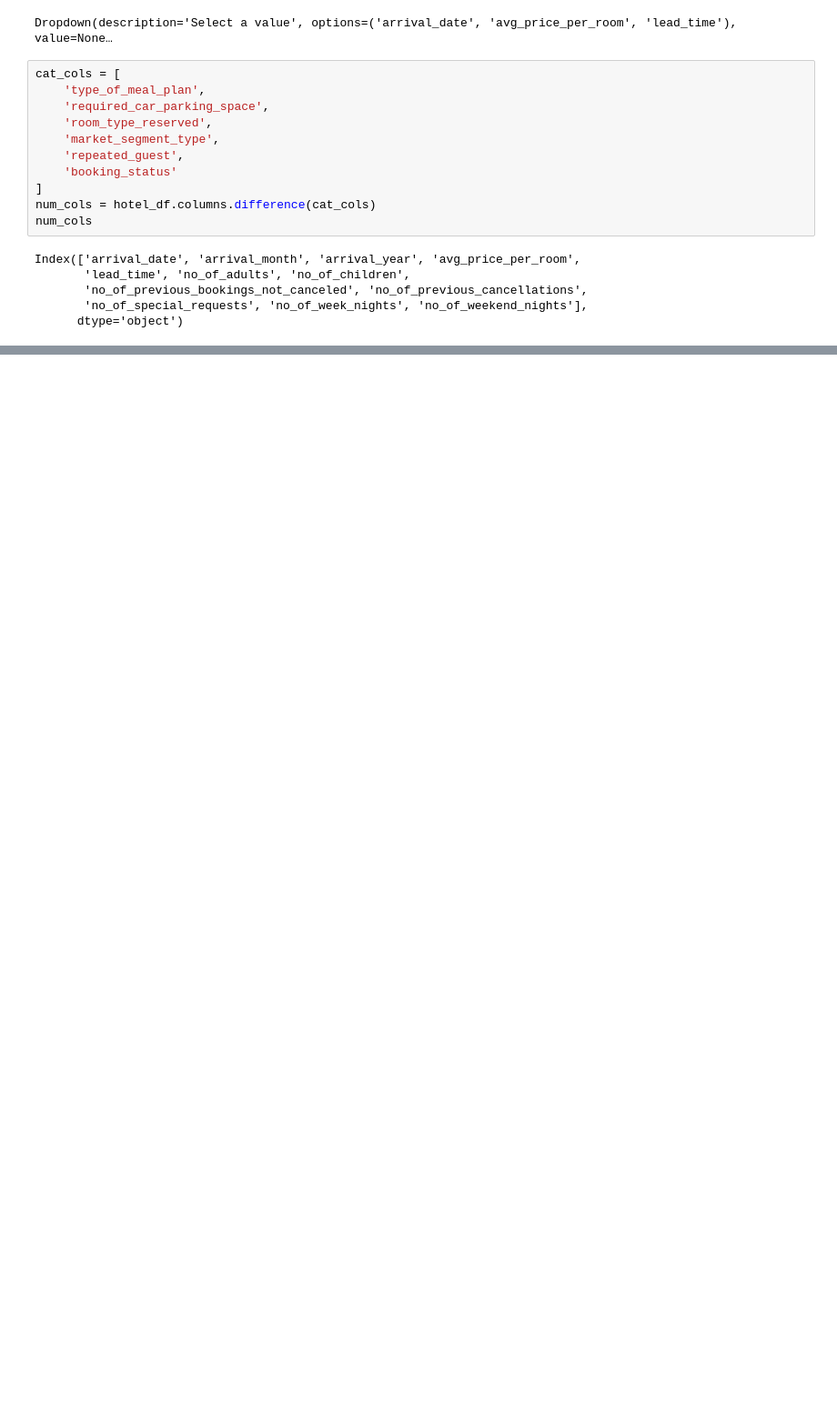
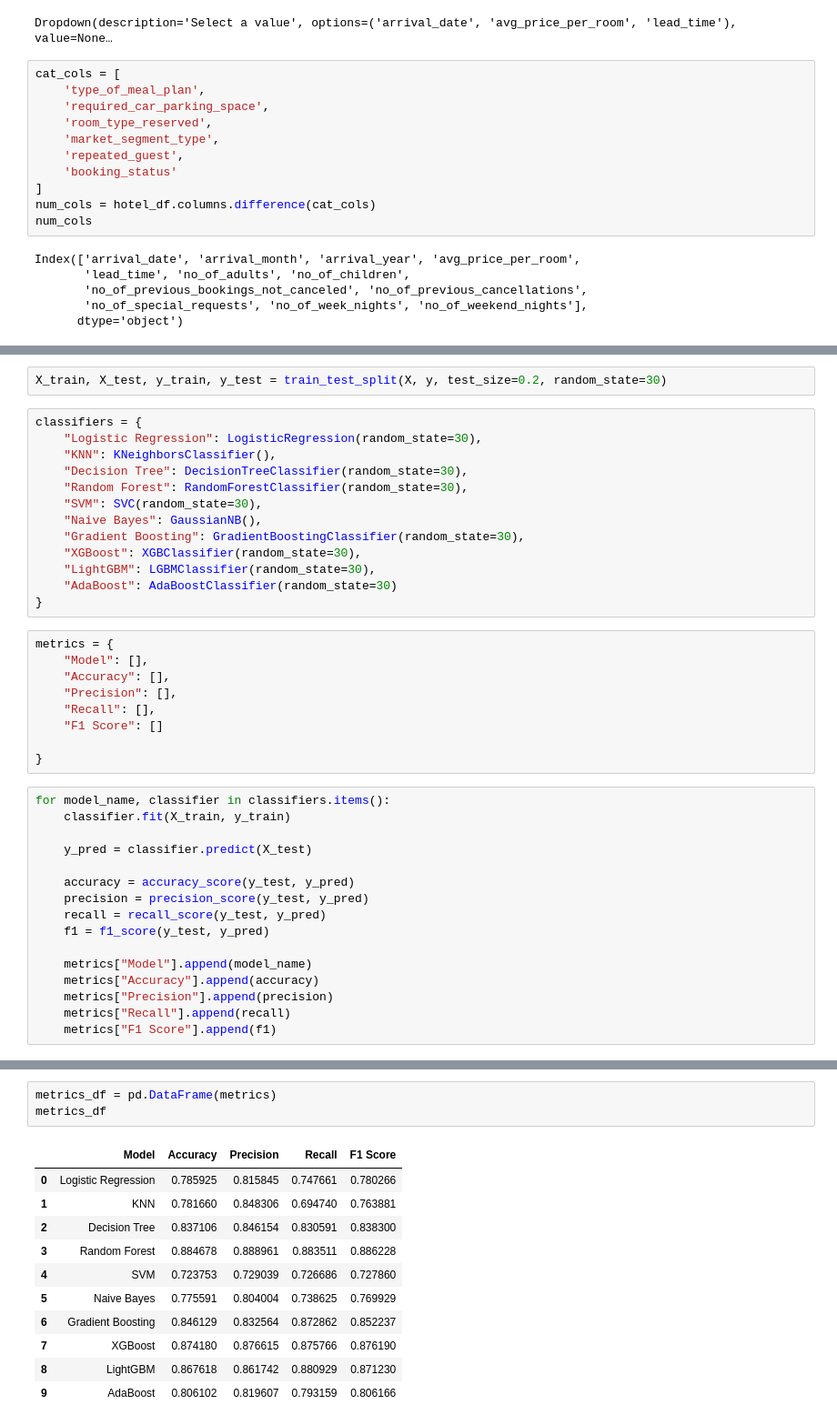
Before and after one commit to efosazuwa/MLOPS-hotel, a Jupyter notebook: notebooks/model_construction.ipynb, the cells around one changed output, grey strips where cells are left out. Shown at 91% size. Saved outputs shown, nothing was run; the diff lists cells and outputs as text; blank space fills up the shorter version.

```diff
--- a/notebooks/model_construction.ipynb
+++ b/notebooks/model_construction.ipynb
@@ -173,0 +525,40 @@ def plot_bivatiate_num(df, target, num_features):
+# %%
+X_train, X_test, y_train, y_test = train_test_split(X, y, test_size=0.2, random_state=30)
+# %%
+classifiers = {
+    "Logistic Regression": LogisticRegression(random_state=30),
+    "KNN": KNeighborsClassifier(),
+    "Decision Tree": DecisionTreeClassifier(random_state=30),
+    "Random Forest": RandomForestClassifier(random_state=30),
+    "SVM": SVC(random_state=30),
+    "Naive Bayes": GaussianNB(),
+    "Gradient Boosting": GradientBoostingClassifier(random_state=30),
+    "XGBoost": XGBClassifier(random_state=30),
+    "LightGBM": LGBMClassifier(random_state=30),
+    "AdaBoost": AdaBoostClassifier(random_state=30)
+}
+# %%
+metrics = {
+    "Model": [],
+    "Accuracy": [],
+    "Precision": [],
+    "Recall": [],
+    "F1 Score": []
+
+}
+# %%
+for model_name, classifier in classifiers.items():
+    classifier.fit(X_train, y_train)
+
+    y_pred = classifier.predict(X_test)
+
+    accuracy = accuracy_score(y_test, y_pred)
+    precision = precision_score(y_test, y_pred)
+    recall = recall_score(y_test, y_pred)
+    f1 = f1_score(y_test, y_pred)
+
+    metrics["Model"].append(model_name)
+    metrics["Accuracy"].append(accuracy)
+    metrics["Precision"].append(precision)
+    metrics["Recall"].append(recall)
+    metrics["F1 Score"].append(f1)
@@ -173,0 +581,15 @@ def plot_bivatiate_num(df, target, num_features):
+# %%
+metrics_df = pd.DataFrame(metrics)
+metrics_df
+# %% [output]
+|  | Model | Accuracy | Precision | Recall | F1 Score |
+| 0 | Logistic Regression | 0.785925 | 0.815845 | 0.747661 | 0.780266 |
+| 1 | KNN | 0.781660 | 0.848306 | 0.694740 | 0.763881 |
+| 2 | Decision Tree | 0.837106 | 0.846154 | 0.830591 | 0.838300 |
+| 3 | Random Forest | 0.884678 | 0.888961 | 0.883511 | 0.886228 |
+| 4 | SVM | 0.723753 | 0.729039 | 0.726686 | 0.727860 |
+| 5 | Naive Bayes | 0.775591 | 0.804004 | 0.738625 | 0.769929 |
+| 6 | Gradient Boosting | 0.846129 | 0.832564 | 0.872862 | 0.852237 |
+| 7 | XGBoost | 0.874180 | 0.876615 | 0.875766 | 0.876190 |
+| 8 | LightGBM | 0.867618 | 0.861742 | 0.880929 | 0.871230 |
+| 9 | AdaBoost | 0.806102 | 0.819607 | 0.793159 | 0.806166 |
```
Also changed, not shown: parts of 50 cells of this notebook.
